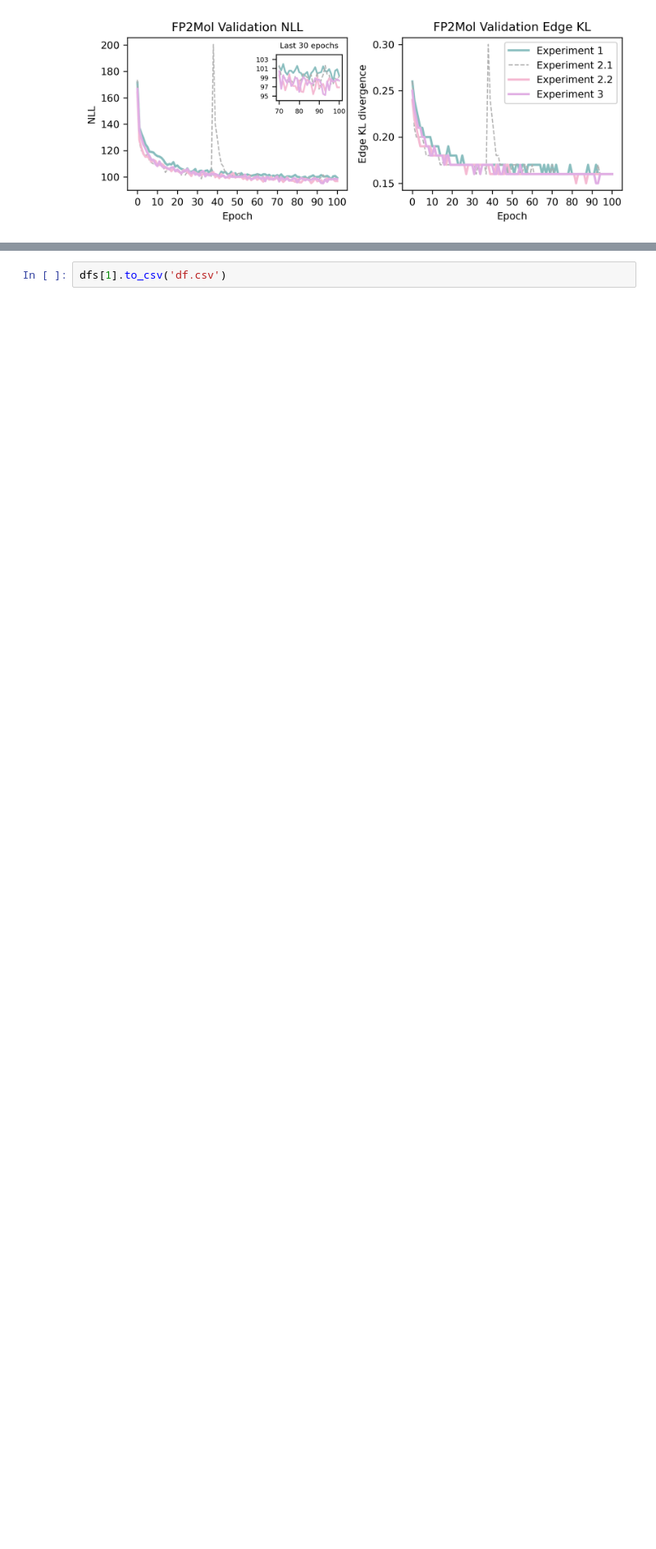
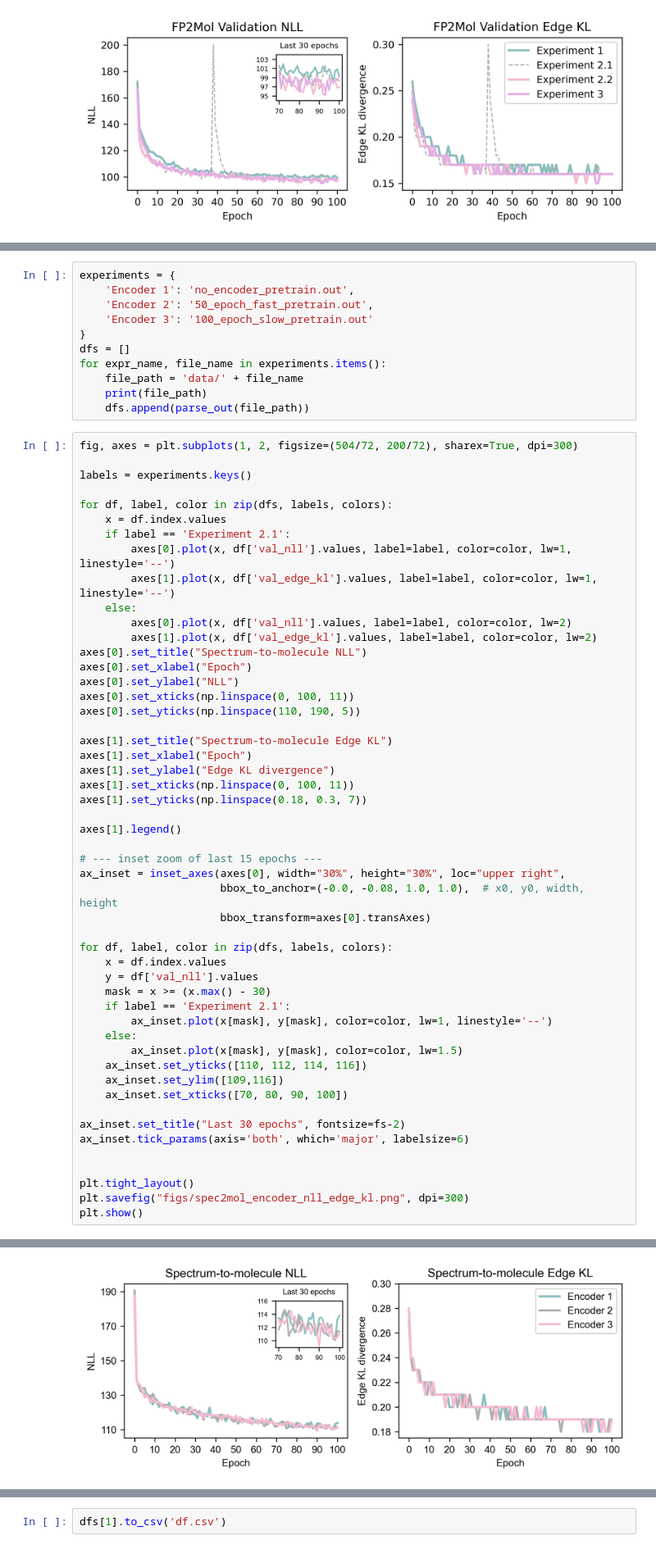
Before and after one commit to kuulia/DiffEIMS, a Jupyter notebook: notebooks/plots_thesis.ipynb, the cells around one changed output, grey strips where cells are left out. Shown at 82% size. Saved outputs shown, nothing was run; the diff lists cells and outputs as text; blank space fills up the shorter version.

```diff
--- a/notebooks/plots_thesis.ipynb
+++ b/notebooks/plots_thesis.ipynb
@@ -216,0 +307,63 @@ plt.show()
+# %%
+experiments = {
+    'Encoder 1': 'no_encoder_pretrain.out',
+    'Encoder 2': '50_epoch_fast_pretrain.out',
+    'Encoder 3': '100_epoch_slow_pretrain.out'
+}
+dfs = []
+for expr_name, file_name in experiments.items():
+    file_path = 'data/' + file_name
+    print(file_path)
+    dfs.append(parse_out(file_path))
+# %%
+fig, axes = plt.subplots(1, 2, figsize=(504/72, 200/72), sharex=True, dpi=300)
+
+labels = experiments.keys()
+
+for df, label, color in zip(dfs, labels, colors):
+    x = df.index.values
+    if label == 'Experiment 2.1':
+        axes[0].plot(x, df['val_nll'].values, label=label, color=color, lw=1, linestyle='--')
+        axes[1].plot(x, df['val_edge_kl'].values, label=label, color=color, lw=1, linestyle='--')
+    else:
+        axes[0].plot(x, df['val_nll'].values, label=label, color=color, lw=2)
+        axes[1].plot(x, df['val_edge_kl'].values, label=label, color=color, lw=2)
+axes[0].set_title("Spectrum-to-molecule NLL")
+axes[0].set_xlabel("Epoch")
+axes[0].set_ylabel("NLL")
+axes[0].set_xticks(np.linspace(0, 100, 11))
+axes[0].set_yticks(np.linspace(110, 190, 5))
+
+axes[1].set_title("Spectrum-to-molecule Edge KL")
+axes[1].set_xlabel("Epoch")
+axes[1].set_ylabel("Edge KL divergence")
+axes[1].set_xticks(np.linspace(0, 100, 11))
+axes[1].set_yticks(np.linspace(0.18, 0.3, 7))
+
+axes[1].legend()
+
+# --- inset zoom of last 15 epochs ---
+ax_inset = inset_axes(axes[0], width="30%", height="30%", loc="upper right",
+                      bbox_to_anchor=(-0.0, -0.08, 1.0, 1.0),  # x0, y0, width, height
+                      bbox_transform=axes[0].transAxes)
+
+for df, label, color in zip(dfs, labels, colors):
+    x = df.index.values
+    y = df['val_nll'].values
+    mask = x >= (x.max() - 30)
+    if label == 'Experiment 2.1':
+        ax_inset.plot(x[mask], y[mask], color=color, lw=1, linestyle='--')
+    else:
+        ax_inset.plot(x[mask], y[mask], color=color, lw=1.5)
+    ax_inset.set_yticks([110, 112, 114, 116])
+    ax_inset.set_ylim([109,116])
+    ax_inset.set_xticks([70, 80, 90, 100])
+
+ax_inset.set_title("Last 30 epochs", fontsize=fs-2)
+ax_inset.tick_params(axis='both', which='major', labelsize=6)
+
+
+plt.tight_layout()
+plt.savefig("figs/spec2mol_encoder_nll_edge_kl.png", dpi=300)
+plt.show()
+# %% [output]
@@ -217,3 +373,4 @@ plt.show()
+[figure, added]
 # %%
 # Example: converting your table into a DataFrame
 data = {
```
Also changed, not shown: parts of 7 cells of this notebook, 5 other files.
